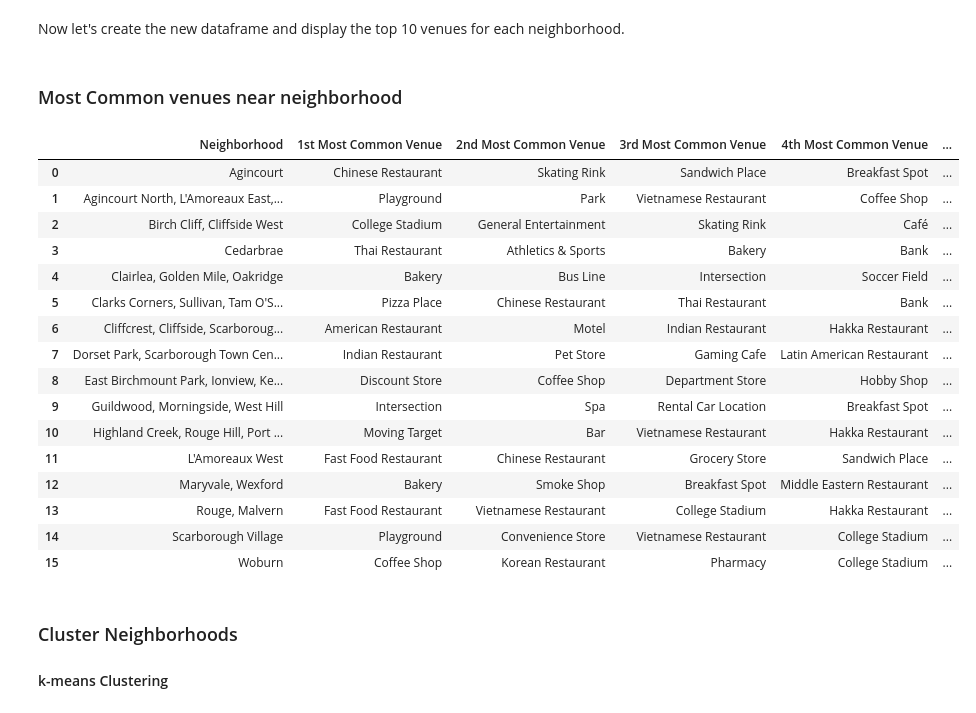
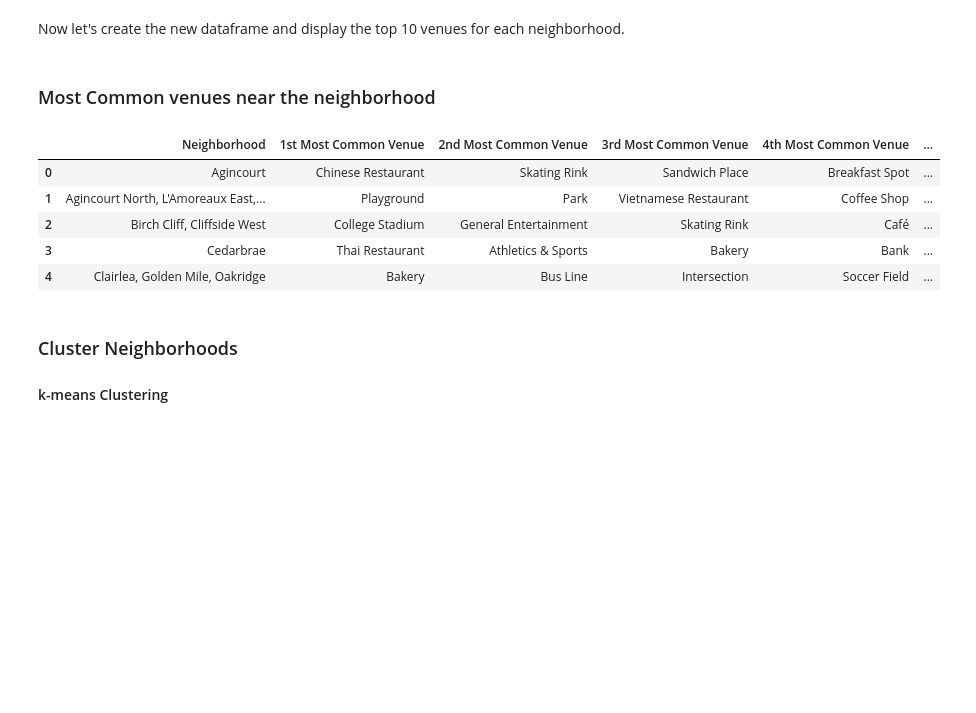
Before and after one commit to Nazaninr/Coursera_Capstone, a Jupyter notebook: Battle of Neighborhoods - Final Project.ipynb, the cells around one changed output. Saved outputs shown, nothing was run; the diff lists cells and outputs as text; code cells hidden in the pictures; blank space fills up the shorter version.

```diff
--- a/Battle of Neighborhoods - Final Project.ipynb
+++ b/Battle of Neighborhoods - Final Project.ipynb
@@ -147,7 +147,7 @@ print('The geograpical coordinate of neighborhood_1 are {}, {}.'.format(latitude
 # %% [output]
 The geograpical coordinate of neighborhood_1 are 43.773077, -79.257774.
 # %%
-radius = 700
+radius = 300
 LIMIT = 100
 url = 'https://api.foursquare.com/v2/venues/explore?&client_id={}&client_secret={}&v={}&ll={},{}&radius={}&limit={}'.format(
     CLIENT_ID,
@@ -397,47 +401,36 @@ def return_most_common_venues(row, num_top_venues):
 # %% [markdown]
 Now let's create the new dataframe and display the top 10 venues for each neighborhood.
 # %% [markdown]
-### Most Common venues near neighborhood
+### Most Common venues near the neighborhood
 # %%
 import numpy as np
 num_top_venues = 10
 
 indicators = ['st', 'nd', 'rd']
 
 # create columns according to number of top venues
 columns = ['Neighborhood']
 for ind in np.arange(num_top_venues):
     try:
         columns.append('{}{} Most Common Venue'.format(ind+1, indicators[ind]))
     except:
         columns.append('{}th Most Common Venue'.format(ind+1))
 
 # create a new dataframe
 neighborhoods_venues_sorted = pd.DataFrame(columns=columns)
 neighborhoods_venues_sorted['Neighborhood'] = Scarborough_grouped['Neighborhood']
 
 for ind in np.arange(Scarborough_grouped.shape[0]):
     neighborhoods_venues_sorted.iloc[ind, 1:] = return_most_common_venues(Scarborough_grouped.iloc[ind, :], num_top_venues)
 
-neighborhoods_venues_sorted
+neighborhoods_venues_sorted.head()
 # %% [output]
 |  | Neighborhood | 1st Most Common Venue | 2nd Most Common Venue | 3rd Most Common Venue | 4th Most Common Venue | ... |
 | 0 | Agincourt | Chinese Restaurant | Skating Rink | Sandwich Place | Breakfast Spot | ... |
 | 1 | Agincourt North, L'Amoreaux East,... | Playground | Park | Vietnamese Restaurant | Coffee Shop | ... |
 | 2 | Birch Cliff, Cliffside West | College Stadium | General Entertainment | Skating Rink | Café | ... |
 | 3 | Cedarbrae | Thai Restaurant | Athletics & Sports | Bakery | Bank | ... |
 | 4 | Clairlea, Golden Mile, Oakridge | Bakery | Bus Line | Intersection | Soccer Field | ... |
-| 5 | Clarks Corners, Sullivan, Tam O'S... | Pizza Place | Chinese Restaurant | Thai Restaurant | Bank | ... |
-| 6 | Cliffcrest, Cliffside, Scarboroug... | American Restaurant | Motel | Indian Restaurant | Hakka Restaurant | ... |
-| 7 | Dorset Park, Scarborough Town Cen... | Indian Restaurant | Pet Store | Gaming Cafe | Latin American Restaurant | ... |
-| 8 | East Birchmount Park, Ionview, Ke... | Discount Store | Coffee Shop | Department Store | Hobby Shop | ... |
-| 9 | Guildwood, Morningside, West Hill | Intersection | Spa | Rental Car Location | Breakfast Spot | ... |
-| 10 | Highland Creek, Rouge Hill, Port ... | Moving Target | Bar | Vietnamese Restaurant | Hakka Restaurant | ... |
-| 11 | L'Amoreaux West | Fast Food Restaurant | Chinese Restaurant | Grocery Store | Sandwich Place | ... |
-| 12 | Maryvale, Wexford | Bakery | Smoke Shop | Breakfast Spot | Middle Eastern Restaurant | ... |
-| 13 | Rouge, Malvern | Fast Food Restaurant | Vietnamese Restaurant | College Stadium | Hakka Restaurant | ... |
-| 14 | Scarborough Village | Playground | Convenience Store | Vietnamese Restaurant | College Stadium | ... |
-| 15 | Woburn | Coffee Shop | Korean Restaurant | Pharmacy | College Stadium | ... |
 # %% [markdown]
 ### Cluster Neighborhoods
 #### k-means Clustering
```
Also changed, not shown: parts of 13 cells of this notebook.
